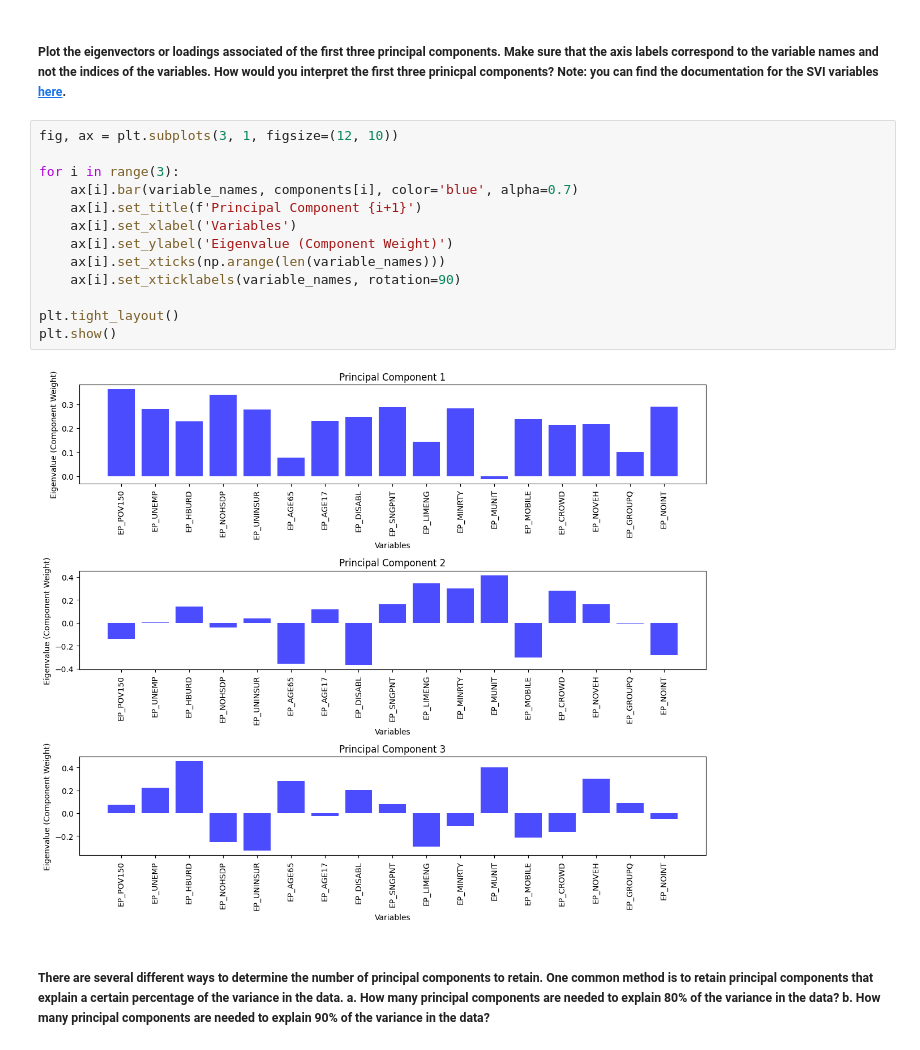
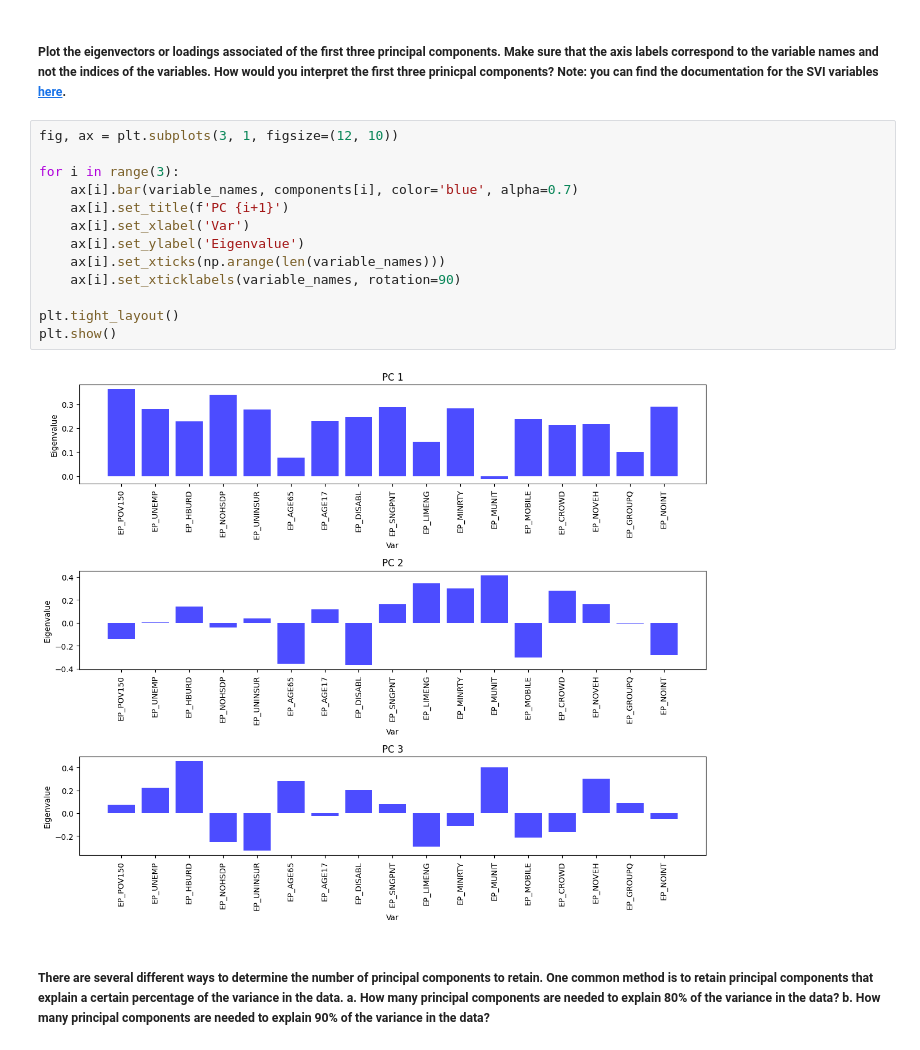
Before and after one commit to MichaelMa0904/Intro_ML_2024Fall, a Jupyter notebook: hw_progress/HW_03.ipynb, the cells around one changed output. Drawn from its saved outputs; the diff is of its cells as text.

```diff
--- a/hw_progress/HW_03.ipynb
+++ b/hw_progress/HW_03.ipynb
@@ -97,18 +97,18 @@ Cumulative Variance Ratio [0.33805606 0.50060984 0.59393559 0.66506666 0.7212434
 # %%
 fig, ax = plt.subplots(3, 1, figsize=(12, 10))
 
 for i in range(3):
     ax[i].bar(variable_names, components[i], color='blue', alpha=0.7)
-    ax[i].set_title(f'Principal Component {i+1}')
-    ax[i].set_xlabel('Variables')
-    ax[i].set_ylabel('Eigenvalue (Component Weight)')
+    ax[i].set_title(f'PC {i+1}')
+    ax[i].set_xlabel('Var')
+    ax[i].set_ylabel('Eigenvalue')
     ax[i].set_xticks(np.arange(len(variable_names)))
     ax[i].set_xticklabels(variable_names, rotation=90)
 
 plt.tight_layout()
 plt.show()
 # %% [output]
-[figure, old version]
+[figure, new version]
 # %% [markdown]
 ##### There are several different ways to determine the number of principal components to retain. One common method is to retain principal components that explain a certain percentage of the variance in the data. a. How many principal components are needed to explain 80% of the variance in the data? b. How many principal components are needed to explain 90% of the variance in the data?
 # %%
```
Also changed, not shown: parts of 1 cell of this notebook.
